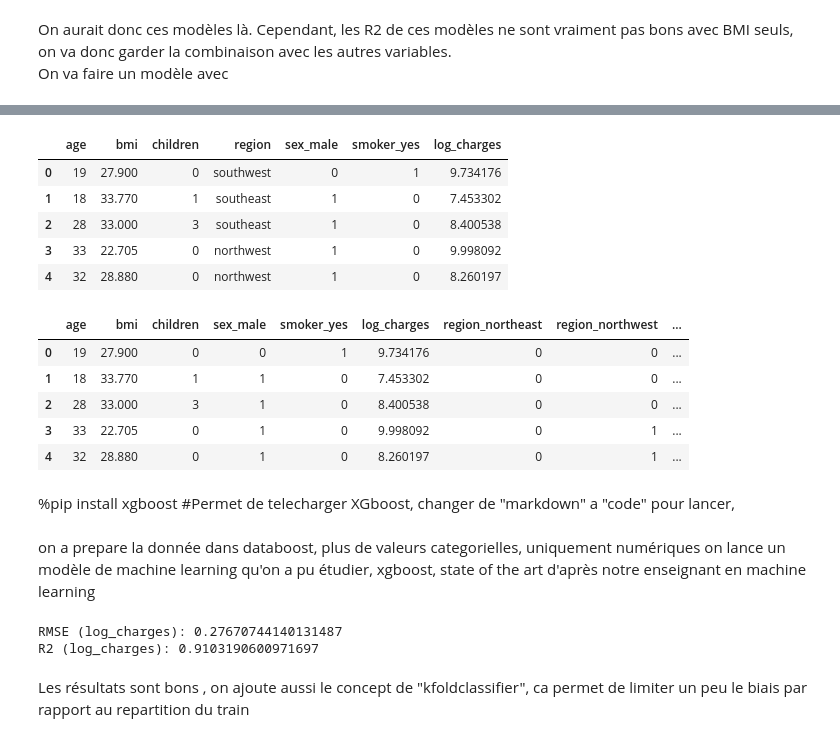
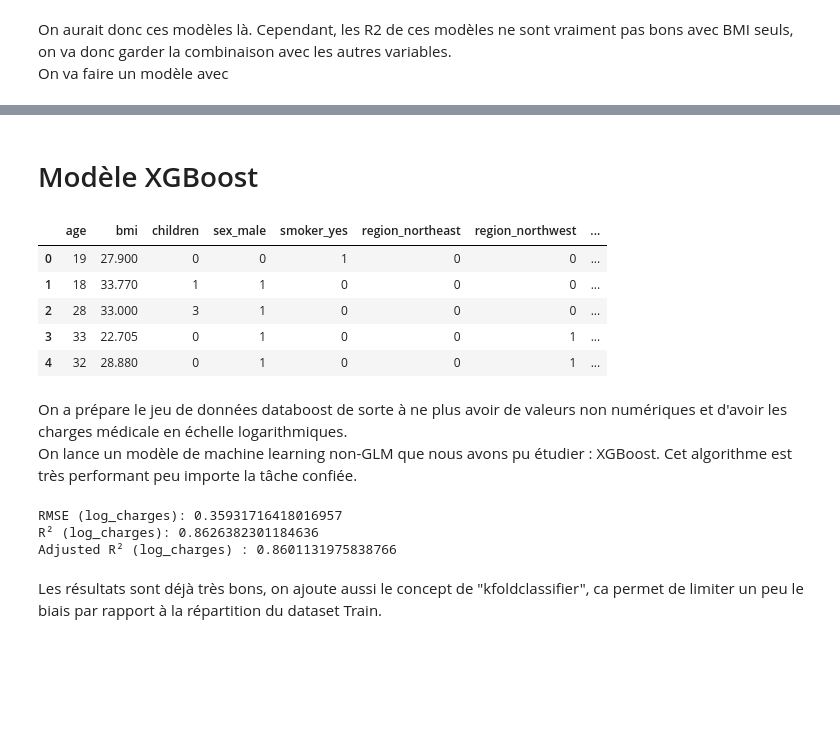
Before and after one commit to ultac/Projet-GLM, a Jupyter notebook: Prepocessing.ipynb, the cells around one changed output, grey strips where cells are left out. Drawn from its saved outputs; the diff is of its cells as text; code cells hidden in the pictures; blank space fills up the shorter version.

```diff
--- a/Prepocessing.ipynb
+++ b/Prepocessing.ipynb
@@ -215,6 +223,7 @@ df_output.shape
 data_processed = data.copy()
 data_processed.drop(["sex","smoker","region"], axis=1, inplace=True)
 data_processed[["sex_male","smoker_yes","region_northeast","region_northwest","region_southeast","region_southwest"]] = df_output
+data_processed[["sex_male","smoker_yes","region_northeast","region_northwest","region_southeast","region_southwest"]] = data_processed[["sex_male","smoker_yes","region_northeast","region_northwest","region_southeast","region_southwest"]].astype(int)
 data_processed.head()
 # %% [output]
 |  | age | bmi | children | charges | sex_male | smoker_yes | region_northeast | region_northwest | ... |
@@ -574,48 +656,38 @@ TEST DE BOOSTING KFOLDER
+# %% [markdown]
+# Modèle XGBoost
 # %%
-
-databoost = data.copy()
-
-databoost["sex_male"] = (databoost["sex"] == "male").astype(int)
-databoost["smoker_yes"] = (databoost["smoker"] == "yes").astype(int)
-
+databoost = data_processed.copy()
 databoost["log_charges"] = np.log(databoost["charges"])
-
-databoost = databoost.drop(columns=["sex", "smoker", "charges"])
+databoost.drop(["charges","const"],axis = 1, inplace=True)
 databoost.head()
 # %% [output]
-|  | age | bmi | children | region | sex_male | smoker_yes | log_charges |
-| 0 | 19 | 27.900 | 0 | southwest | 0 | 1 | 9.734176 |
-| 1 | 18 | 33.770 | 1 | southeast | 1 | 0 | 7.453302 |
-| 2 | 28 | 33.000 | 3 | southeast | 1 | 0 | 8.400538 |
-| 3 | 33 | 22.705 | 0 | northwest | 1 | 0 | 9.998092 |
-| 4 | 32 | 28.880 | 0 | northwest | 1 | 0 | 8.260197 |
+|  | age | bmi | children | sex_male | smoker_yes | region_northeast | region_northwest | ... |
+| 0 | 19 | 27.900 | 0 | 0 | 1 | 0 | 0 | ... |
+| 1 | 18 | 33.770 | 1 | 1 | 0 | 0 | 0 | ... |
+| 2 | 28 | 33.000 | 3 | 1 | 0 | 0 | 0 | ... |
+| 3 | 33 | 22.705 | 0 | 1 | 0 | 0 | 1 | ... |
+| 4 | 32 | 28.880 | 0 | 1 | 0 | 0 | 1 | ... |
 # %%
-region_dummies = pd.get_dummies(databoost["region"], prefix="region").astype(int)
-
-databoost = pd.concat(
-    [databoost.drop(columns=["region"]), region_dummies],
-    axis=1
-)
-databoost.head()
+# databoost = data.copy()
+# databoost["sex_male"] = (databoost["sex"] == "male").astype(int)
+# databoost["smoker_yes"] = (databoost["smoker"] == "yes").astype(int)
+# databoost["log_charges"] = np.log(databoost["charges"])
+# databoost = databoost.drop(columns=["sex", "smoker", "charges"])
+# region_dummies = pd.get_dummies(databoost["region"], prefix="region").astype(int)
+# databoost = pd.concat(
+#     [databoost.drop(columns=["region"]), region_dummies],
+#     axis=1
+# )
+# databoost.head()
-# %% [output]
-|  | age | bmi | children | sex_male | smoker_yes | log_charges | region_northeast | region_northwest | ... |
-| 0 | 19 | 27.900 | 0 | 0 | 1 | 9.734176 | 0 | 0 | ... |
-| 1 | 18 | 33.770 | 1 | 1 | 0 | 7.453302 | 0 | 0 | ... |
-| 2 | 28 | 33.000 | 3 | 1 | 0 | 8.400538 | 0 | 0 | ... |
-| 3 | 33 | 22.705 | 0 | 1 | 0 | 9.998092 | 0 | 1 | ... |
-| 4 | 32 | 28.880 | 0 | 1 | 0 | 8.260197 | 0 | 1 | ... |
-# %% [markdown]
-%pip install xgboost
-#Permet de telecharger XGboost, changer de "markdown" a "code" pour lancer,
 # %% [markdown]
-on a prepare la donnée dans databoost, plus de valeurs categorielles, uniquement numériques
-on lance un modèle de machine learning qu'on a pu étudier, xgboost, state of the art d'après notre enseignant en machine learning
+On a prépare le jeu de données databoost de sorte à ne plus avoir de valeurs non numériques et d'avoir les charges médicale en échelle logarithmiques. \
+On lance un modèle de machine learning non-GLM que nous avons pu étudier : XGBoost. Cet algorithme est très performant peu importe la tâche confiée.
 # %%
-from sklearn.metrics import mean_squared_error, r2_score
-from xgboost import XGBRegressor
 features = [c for c in databoost.columns if c != "log_charges"]
 X = databoost[features]
 y = databoost["log_charges"]
+
+X_train, X_test, y_train,y_test = train_test_split(X,y,test_size=0.2, random_state=42)
 
 model_xgb = XGBRegressor(
     n_estimators=500,
@@ -628,17 +700,20 @@ model_xgb = XGBRegressor(
     n_jobs=-1
 )
 
-model_xgb.fit(X, y)
+model_xgb.fit(X_train, y_train)
 
-y_pred_log = model_xgb.predict(X)
-rmse_log = mean_squared_error(y, y_pred_log, squared=False)
-r2_log = r2_score(y, y_pred_log)
+y_pred_log = model_xgb.predict(X_test)
+rmse_log = root_mean_squared_error(y_test, y_pred_log)
+r2_log = r2_score(y_test, y_pred_log)
+adj_r2_log = 1-(1-r2_log)*(len(y_test)-1)/(len(y_test)-10-1) #On a 10 variables explicatives
 
 print("RMSE (log_charges):", rmse_log)
-print("R2 (log_charges):", r2_log)
+print("R² (log_charges):", r2_log)
+print("Adjusted R² (log_charges) :", adj_r2_log)
 # %% [output]
-RMSE (log_charges): 0.27670744140131487
-R2 (log_charges): 0.9103190600971697
+RMSE (log_charges): 0.35931716418016957
+R² (log_charges): 0.8626382301184636
+Adjusted R² (log_charges) : 0.8601131975838766
 # %% [markdown]
-Les résultats sont bons , on ajoute aussi le concept de "kfoldclassifier", ca permet de limiter un peu le biais par rapport au repartition du train
+Les résultats sont déjà très bons, on ajoute aussi le concept de "kfoldclassifier", ca permet de limiter un peu le biais par rapport à la répartition du dataset Train.
 # %%
```
Also changed, not shown: parts of 36 cells of this notebook, 1 other file.
